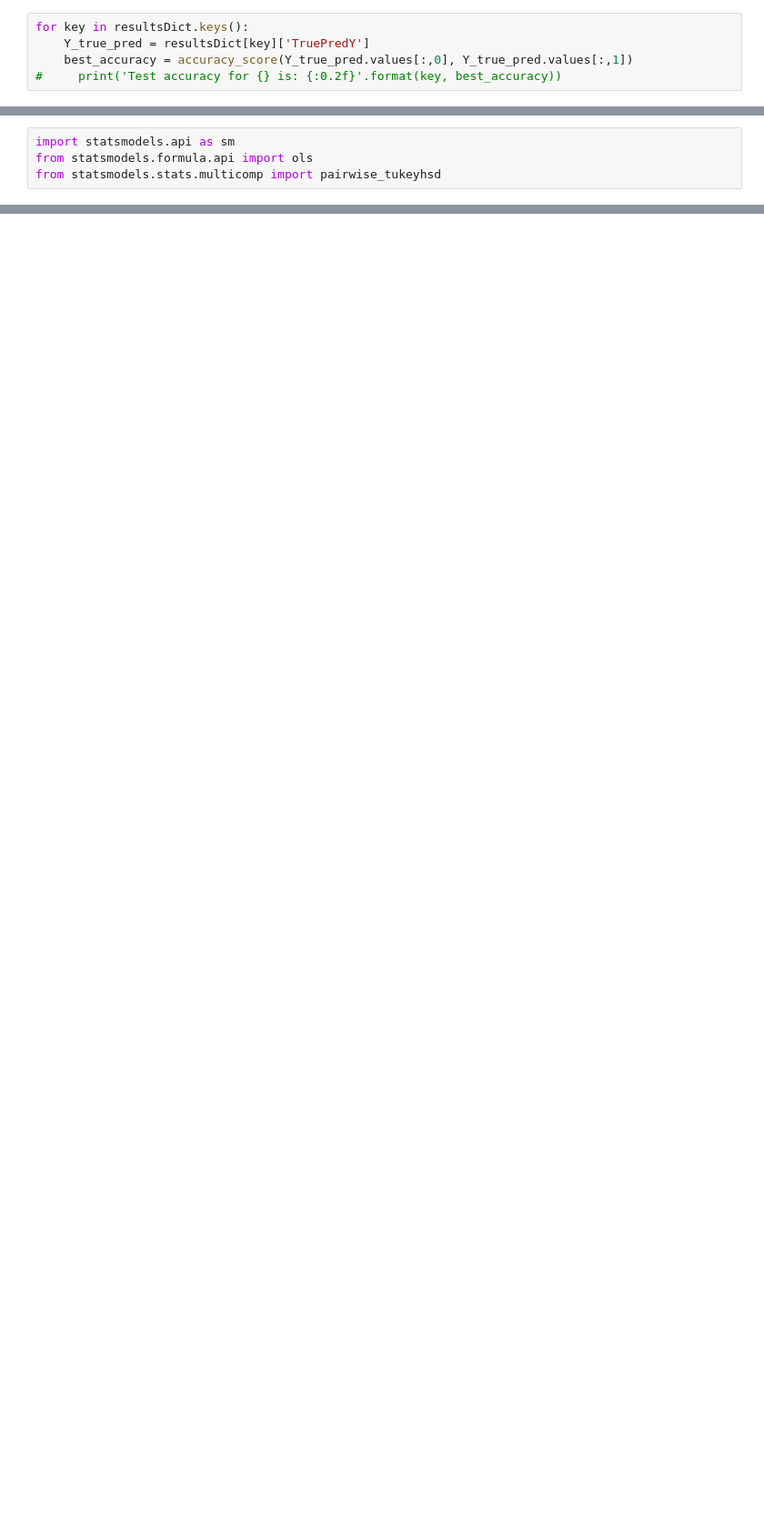
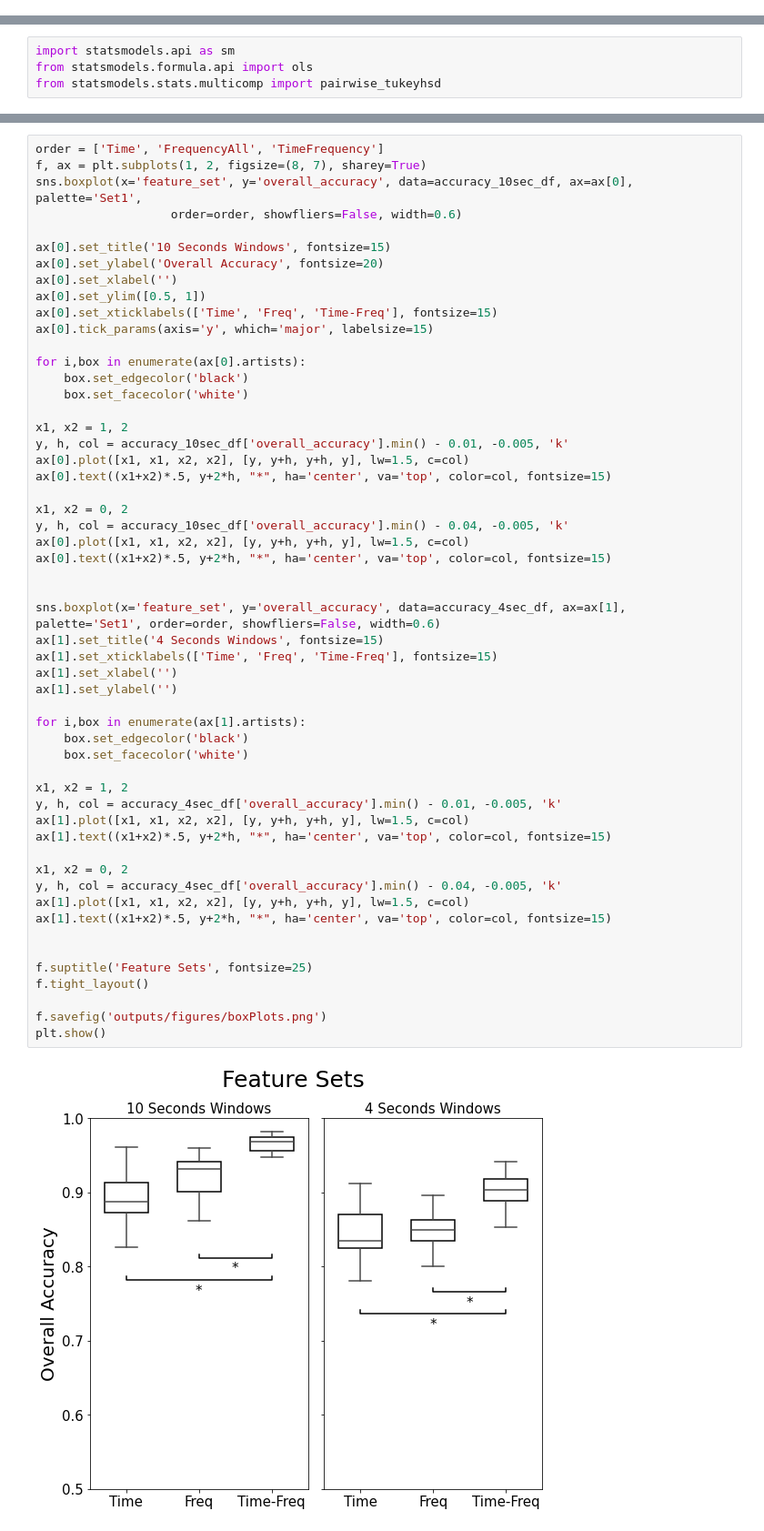
Before and after one commit to saebragani/Activity-Recognition, a Jupyter notebook: InterSubjectReport.ipynb, the cells around one changed output, grey strips where cells are left out. Shown: that part at 91% size. Cells and saved outputs as stored; diff of their text form; blank space fills up the shorter version.

```diff
--- a/InterSubjectReport.ipynb
+++ b/InterSubjectReport.ipynb
@@ -21,9 +21,4 @@ for file in os.listdir('./outputs/classification/inter-subject'):
     infile = open('./outputs/classification/inter-subject/' + file, 'rb')
     resultsDict['{}'.format(file)] = pickle.load(infile)
     infile.close()
-# %%
-for key in resultsDict.keys():
-    Y_true_pred = resultsDict[key]['TruePredY']
-    best_accuracy = accuracy_score(Y_true_pred.values[:,0], Y_true_pred.values[:,1])
-#     print('Test accuracy for {} is: {:0.2f}'.format(key, best_accuracy))
 # %% [markdown]
@@ -245,0 +166,56 @@ tukey_df
+# %%
+order = ['Time', 'FrequencyAll', 'TimeFrequency']
+f, ax = plt.subplots(1, 2, figsize=(8, 7), sharey=True)
+sns.boxplot(x='feature_set', y='overall_accuracy', data=accuracy_10sec_df, ax=ax[0], palette='Set1',
+                   order=order, showfliers=False, width=0.6)
+
+ax[0].set_title('10 Seconds Windows', fontsize=15)
+ax[0].set_ylabel('Overall Accuracy', fontsize=20)
+ax[0].set_xlabel('')
+ax[0].set_ylim([0.5, 1])
+ax[0].set_xticklabels(['Time', 'Freq', 'Time-Freq'], fontsize=15)
+ax[0].tick_params(axis='y', which='major', labelsize=15)
+
+for i,box in enumerate(ax[0].artists):
+    box.set_edgecolor('black')
+    box.set_facecolor('white')
+
+x1, x2 = 1, 2
+y, h, col = accuracy_10sec_df['overall_accuracy'].min() - 0.01, -0.005, 'k'
+ax[0].plot([x1, x1, x2, x2], [y, y+h, y+h, y], lw=1.5, c=col)
+ax[0].text((x1+x2)*.5, y+2*h, "*", ha='center', va='top', color=col, fontsize=15)
+
+x1, x2 = 0, 2
+y, h, col = accuracy_10sec_df['overall_accuracy'].min() - 0.04, -0.005, 'k'
+ax[0].plot([x1, x1, x2, x2], [y, y+h, y+h, y], lw=1.5, c=col)
+ax[0].text((x1+x2)*.5, y+2*h, "*", ha='center', va='top', color=col, fontsize=15)
+
+
+sns.boxplot(x='feature_set', y='overall_accuracy', data=accuracy_4sec_df, ax=ax[1], palette='Set1', order=order, showfliers=False, width=0.6)
+ax[1].set_title('4 Seconds Windows', fontsize=15)
+ax[1].set_xticklabels(['Time', 'Freq', 'Time-Freq'], fontsize=15)
+ax[1].set_xlabel('')
+ax[1].set_ylabel('')
+
+for i,box in enumerate(ax[1].artists):
+    box.set_edgecolor('black')
+    box.set_facecolor('white')
+
+x1, x2 = 1, 2
+y, h, col = accuracy_4sec_df['overall_accuracy'].min() - 0.01, -0.005, 'k'
+ax[1].plot([x1, x1, x2, x2], [y, y+h, y+h, y], lw=1.5, c=col)
+ax[1].text((x1+x2)*.5, y+2*h, "*", ha='center', va='top', color=col, fontsize=15)
+
+x1, x2 = 0, 2
+y, h, col = accuracy_4sec_df['overall_accuracy'].min() - 0.04, -0.005, 'k'
+ax[1].plot([x1, x1, x2, x2], [y, y+h, y+h, y], lw=1.5, c=col)
+ax[1].text((x1+x2)*.5, y+2*h, "*", ha='center', va='top', color=col, fontsize=15)
+
+
+f.suptitle('Feature Sets', fontsize=25)
+f.tight_layout()
+
+f.savefig('outputs/figures/boxPlots.png')
+plt.show()
+# %% [output]
+[figure, added]
```
Also changed, not shown: parts of 32 cells of this notebook, 11 other files.
